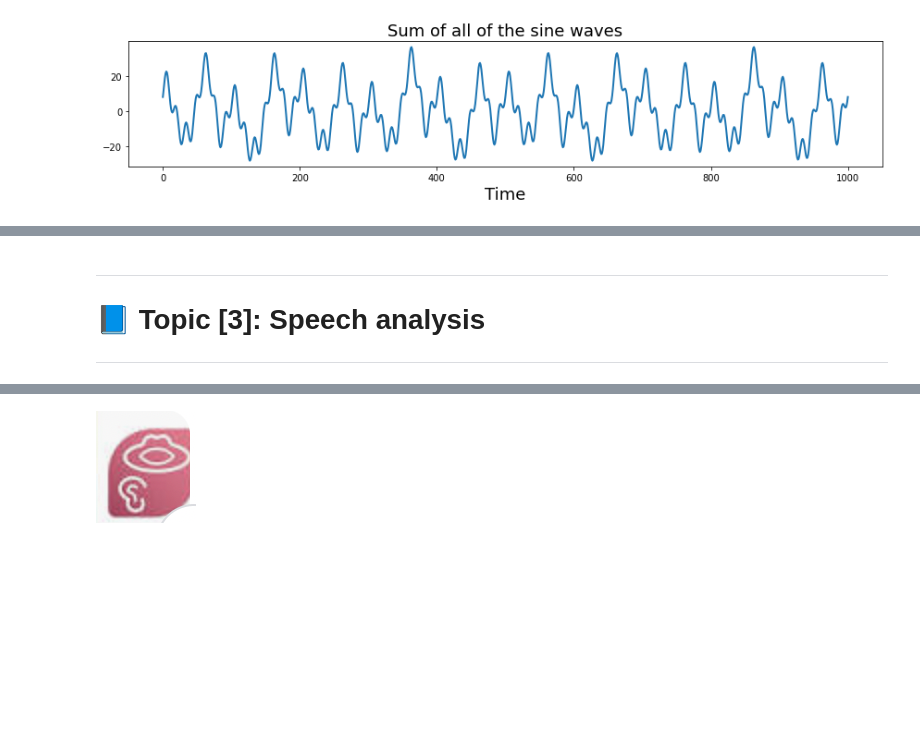
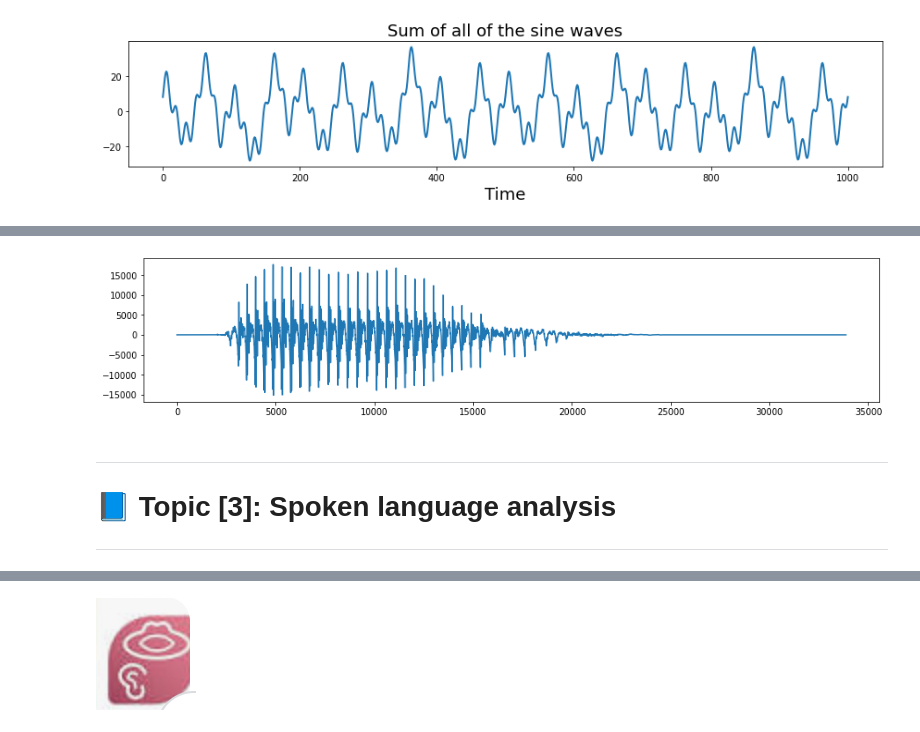
Before and after one commit to MK316/workshops, a Jupyter notebook: 20230126_yonsei/ILIS_139th_Part1.ipynb, the cells around one changed output, grey strips where cells are left out. Cells and saved outputs as stored; diff of their text form; code cells hidden in the pictures; blank space fills up the shorter version.

```diff
--- a/20230126_yonsei/ILIS_139th_Part1.ipynb
+++ b/20230126_yonsei/ILIS_139th_Part1.ipynb
@@ -282,10 +268,21 @@ Text(0.5, 0, 'Time')
+# %%
+#@markdown 🔄 Real speech audio
+import scipy.io.wavfile as wavfile
+import matplotlib.pyplot as plt
+
+fs, data = wavfile.read(outaudio) # replace with the name of your audio file
+plt.figure(figsize=(15, 3))
+plt.plot(data)
+plt.show()
+# %% [output]
+[figure, added]
 # %% [markdown]
 
 
 ---
 
 
-# 📘 Topic [3]: Speech analysis
+# 📘 Topic [3]: Spoken language analysis
 
 
 ---
```
Also changed, not shown: parts of 16 cells of this notebook.
